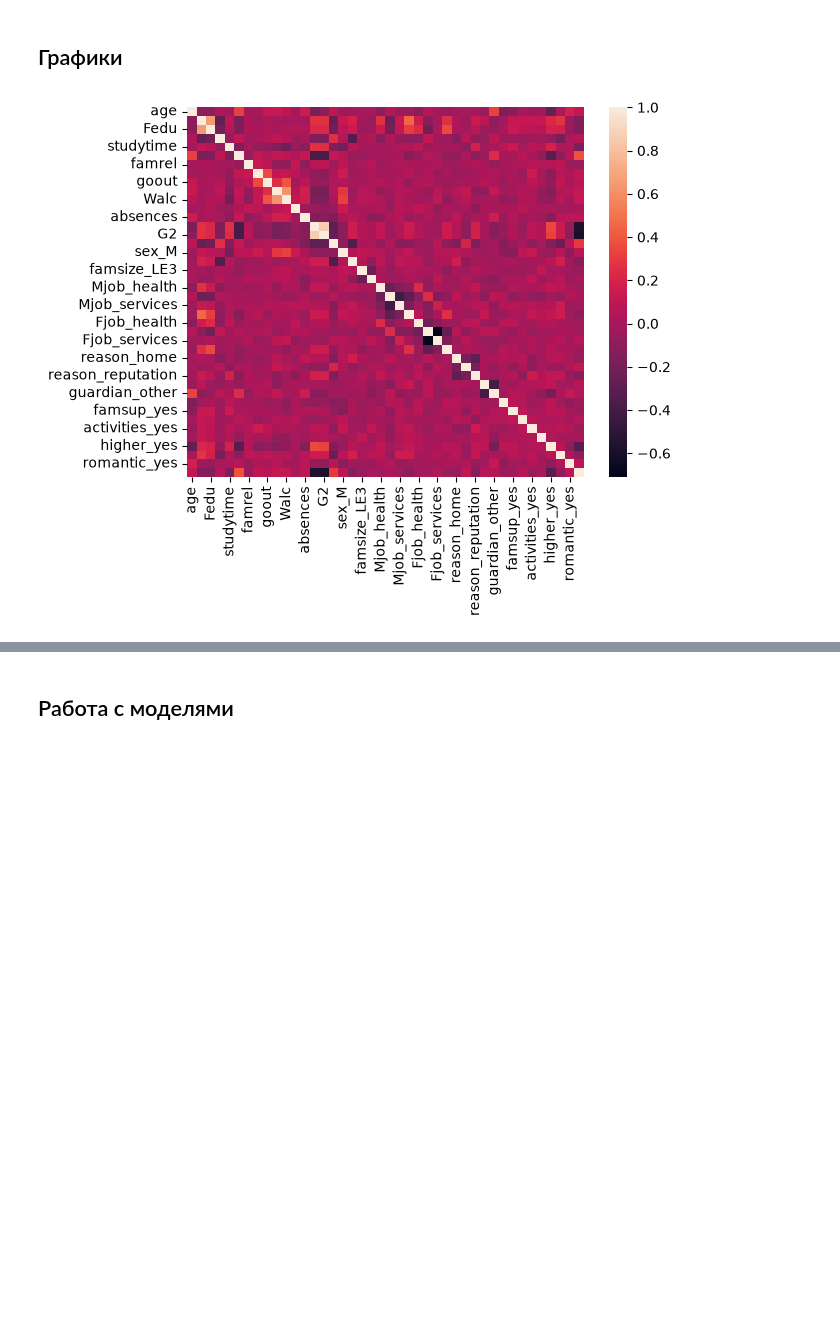
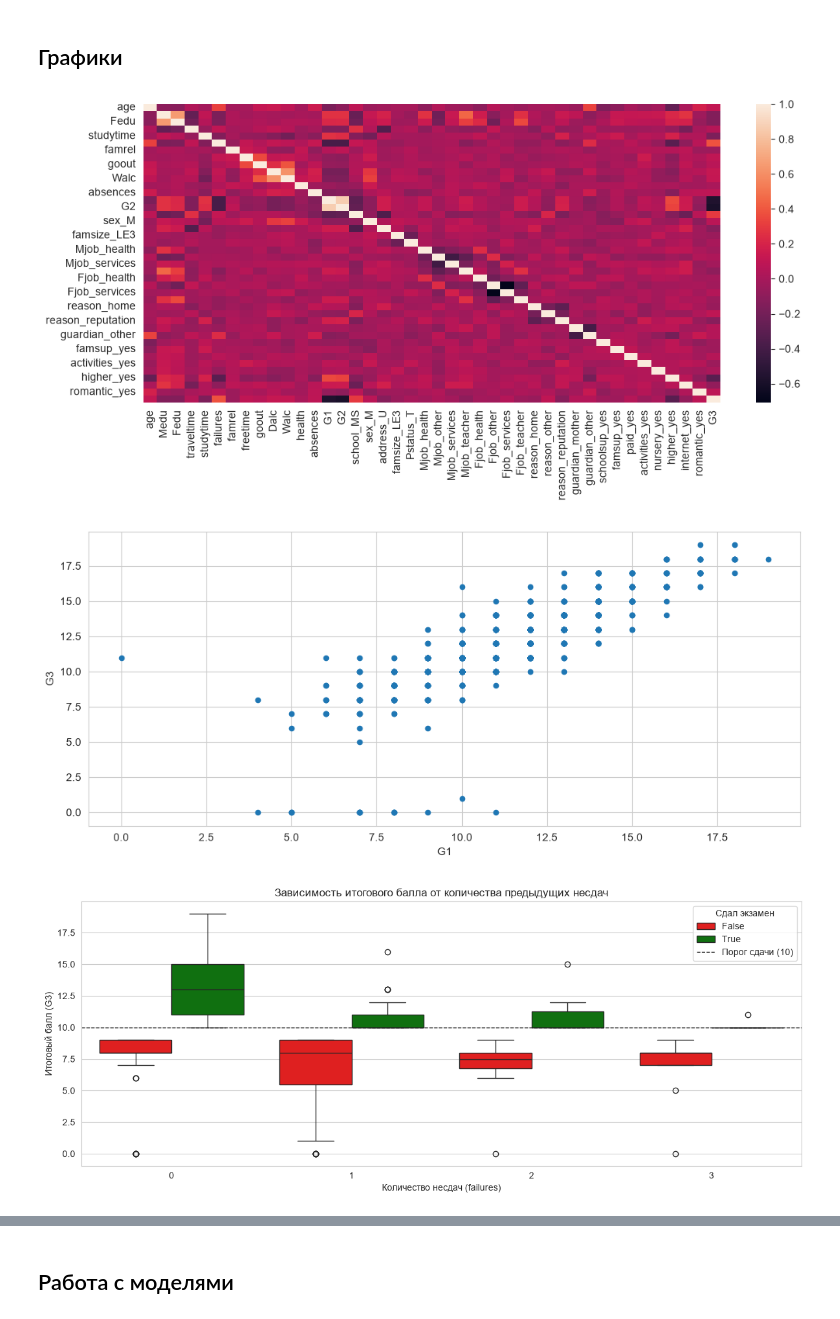
Before and after one commit to Zer0-0ne-01/Dream_Team_Project_Pass_Fail, a Jupyter notebook: Who_won't_get_credit.ipynb, the cells around one changed output, grey strips where cells are left out. Cells and saved outputs as stored; diff of their text form; code cells hidden in the pictures; blank space fills up the shorter version.

Commit message:
Добавлено несколько новых графиков

```diff
--- a/Who_won't_get_credit.ipynb
+++ b/Who_won't_get_credit.ipynb
@@ -28,7 +28,53 @@ X = pd.get_dummies(X,drop_first=True)
 # %% [markdown]
 ## Графики
 # %%
+df['passed'] = df['G3'] >= 10
+sns.set_style('whitegrid')
+plt.rcParams['figure.figsize'] = (12, 5)
+
+#График 1: температурная карта корреляции
 sns.heatmap(X.join(target).corr())
+
+#График 2: зависимость G1 и G2
+df.plot.scatter("G1","G3")
 plt.show()
+
+#График 3: Зависимость G3 от количества предыдущих несдач
+plt.figure()
+sns.boxplot(data=df, x='failures', y='G3', hue='passed',
+            palette={True: 'green', False: 'red'})
+plt.axhline(y=10, color='black', linestyle='--', linewidth=1, label='Порог сдачи (10)')
+plt.title('Зависимость итогового балла от количества предыдущих несдач')
+plt.xlabel('Количество несдач (failures)')
+plt.ylabel('Итоговый балл (G3)')
+plt.legend(title='Сдал экзамен')
+plt.tight_layout()
+plt.show()
+
+#График 4: Зависимость G3 от времени самоподготовки
+plt.figure()
+sns.boxplot(data=df, x='studytime', y='G3', hue='passed',
+            palette={True: 'green', False: 'red'})
+plt.axhline(y=10, color='black', linestyle='--', linewidth=1, label='Порог сдачи (10)')
+plt.title('Зависимость итогового балла от времени самоподготовки')
+plt.xlabel('Часы самоподготовки в неделю (1–4)')
+plt.ylabel('Итоговый балл (G3)')
+plt.legend(title='Сдал экзамен')
+plt.tight_layout()
+plt.show()
+
+#График 5: Зависимость G3 от количества пропусков
+plt.figure()
+sns.scatterplot(data=df, x='absences', y='G3', hue='passed',
+                palette={True: 'green', False: 'red'}, alpha=0.7)
+plt.axhline(y=10, color='black', linestyle='--', linewidth=1, label='Порог сдачи (10)')
+plt.title('Зависимость итогового балла от количества пропущенных занятий')
+plt.xlabel('Количество пропусков (absences)')
+plt.ylabel('Итоговый балл (G3)')
+plt.legend(title='Сдал экзамен')
+plt.tight_layout()
+plt.show()
 # %% [output]
-[figure, old version]
+[figure, new version]
+[figure, added]
+[figure, added]
```
Also changed, not shown: parts of 1 cell of this notebook.
